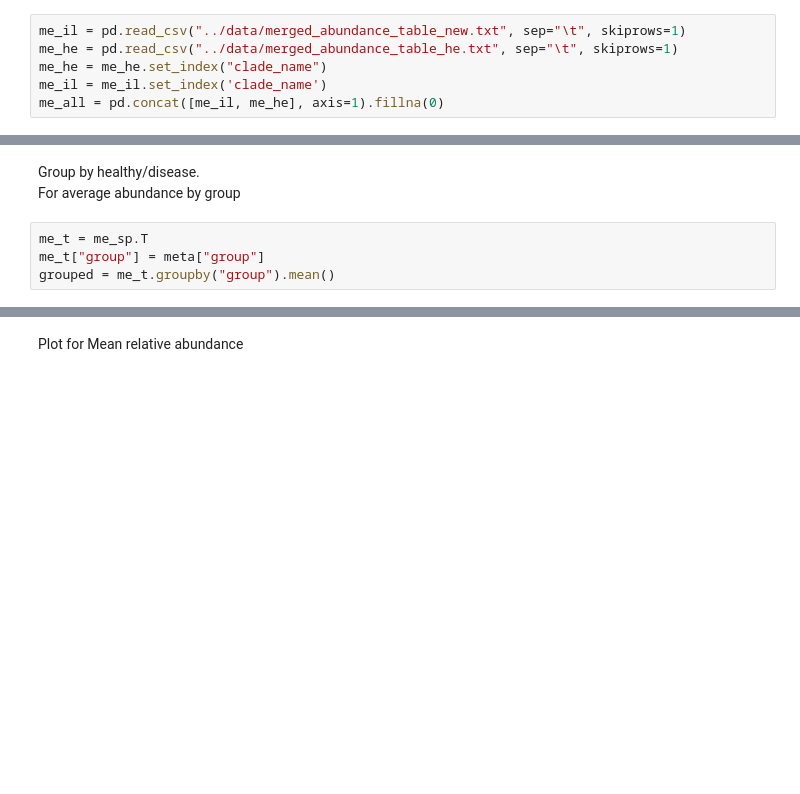
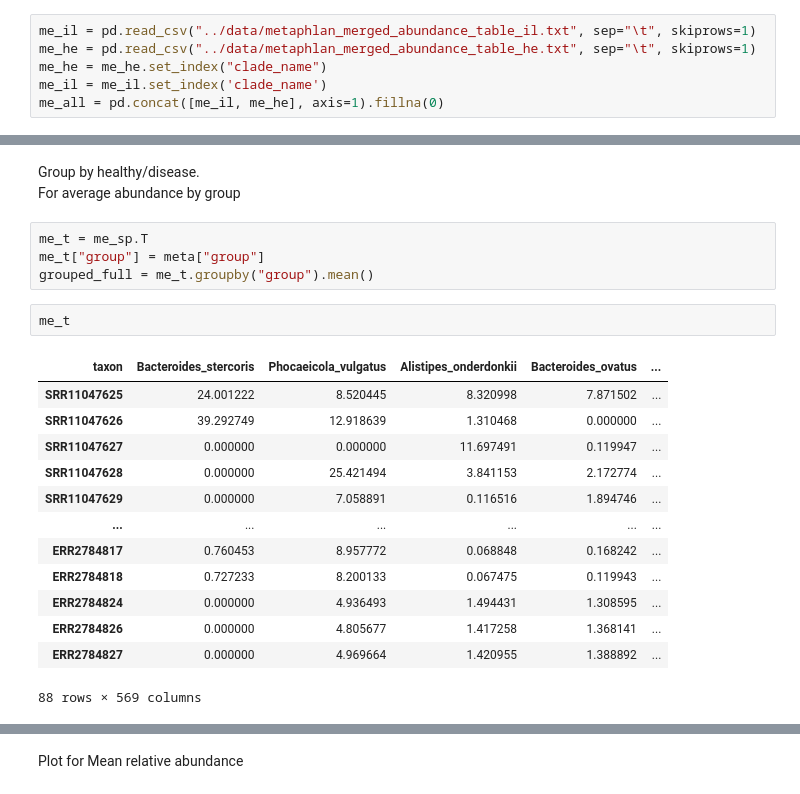
Before and after one commit to dar1a-da/HiddenMicrobiota, a Jupyter notebook: notebooks/metaphlan_analytic.ipynb, the cells around one changed output, grey strips where cells are left out. Drawn from its saved outputs; the diff is of its cells as text; blank space fills up the shorter version.

```diff
--- a/notebooks/metaphlan_analytic.ipynb
+++ b/notebooks/metaphlan_analytic.ipynb
@@ -8,8 +45,8 @@ Download tables of results from **Metaphlan**  `abundance_table`
 Make a taxon an index
 Join tables by taxon
 # %%
-me_il = pd.read_csv("../data/merged_abundance_table_new.txt", sep="\t", skiprows=1)
-me_he = pd.read_csv("../data/merged_abundance_table_he.txt", sep="\t", skiprows=1)
+me_il = pd.read_csv("../data/metaphlan_merged_abundance_table_il.txt", sep="\t", skiprows=1)
+me_he = pd.read_csv("../data/metaphlan_merged_abundance_table_he.txt", sep="\t", skiprows=1)
 me_he = me_he.set_index("clade_name")
 me_il = me_il.set_index('clade_name')
 me_all = pd.concat([me_il, me_he], axis=1).fillna(0)
@@ -35,4 +72,20 @@ For average abundance by group
 # %%
 me_t = me_sp.T
 me_t["group"] = meta["group"]
-grouped = me_t.groupby("group").mean()
+grouped_full = me_t.groupby("group").mean()
+# %%
+me_t
+# %% [output]
+| taxon | Bacteroides_stercoris | Phocaeicola_vulgatus | Alistipes_onderdonkii | Bacteroides_ovatus | ... |
+| SRR11047625 | 24.001222 | 8.520445 | 8.320998 | 7.871502 | ... |
+| SRR11047626 | 39.292749 | 12.918639 | 1.310468 | 0.000000 | ... |
+| SRR11047627 | 0.000000 | 0.000000 | 11.697491 | 0.119947 | ... |
+| SRR11047628 | 0.000000 | 25.421494 | 3.841153 | 2.172774 | ... |
+| SRR11047629 | 0.000000 | 7.058891 | 0.116516 | 1.894746 | ... |
+| ... | ... | ... | ... | ... | ... |
+| ERR2784817 | 0.760453 | 8.957772 | 0.068848 | 0.168242 | ... |
+| ERR2784818 | 0.727233 | 8.200133 | 0.067475 | 0.119943 | ... |
+| ERR2784824 | 0.000000 | 4.936493 | 1.494431 | 1.308595 | ... |
+| ERR2784826 | 0.000000 | 4.805677 | 1.417258 | 1.368141 | ... |
+| ERR2784827 | 0.000000 | 4.969664 | 1.420955 | 1.388892 | ... |
+88 rows × 569 columns
```
Also changed, not shown: parts of 26 cells of this notebook, 29 other files.
